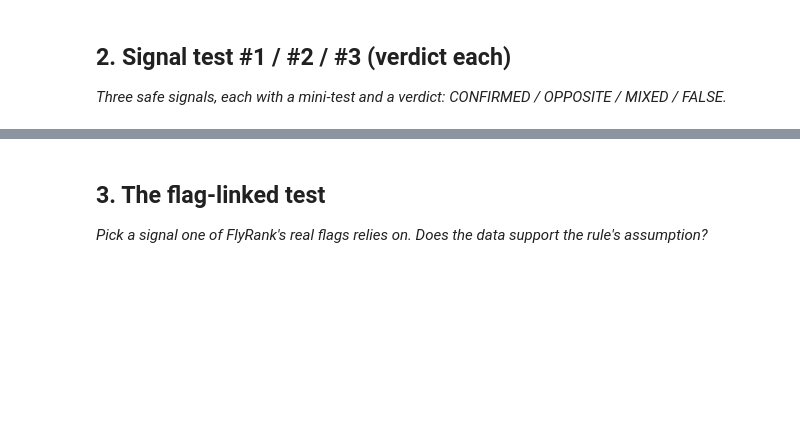
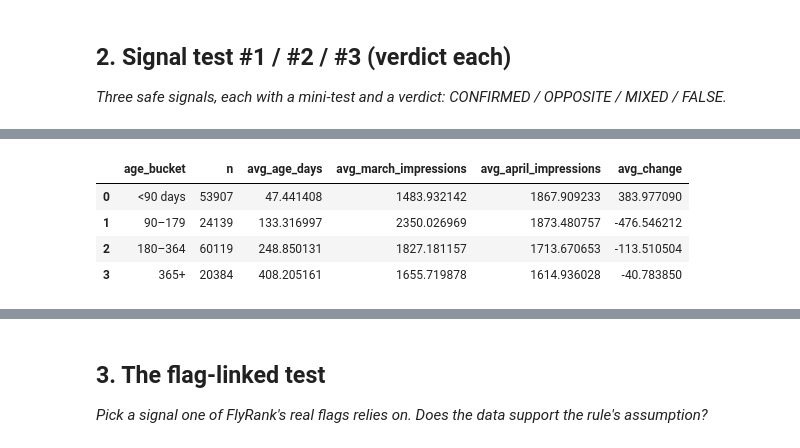
Before and after one commit to lakeshkumarkhatri/flyrank-ml, a Jupyter notebook: work/notebooks/w04_signal_audit.ipynb, the cells around one changed output, grey strips where cells are left out. Cells and saved outputs as stored; diff of their text form; code cells hidden in the pictures; blank space fills up the shorter version.

```diff
--- a/work/notebooks/w04_signal_audit.ipynb
+++ b/work/notebooks/w04_signal_audit.ipynb
@@ -22,0 +142,57 @@ This skeleton is yours to fill. Work the sections **in order** — each one has
+# %%
+# Signal test #2:
+# Does content age relate to future impression movement?
+
+content_age = con.sql("""
+    SELECT
+        client_hash_id,
+        content_hash_id,
+        content_created_date
+    FROM read_parquet(
+        'hf://datasets/FlyRank/internship-warehouse/dim_content.parquet'
+    )
+""").df()
+
+content_age["content_created_date"] = pd.to_datetime(
+    content_age["content_created_date"]
+)
+
+content_age["content_age_days"] = (
+    pd.Timestamp("2026-03-31") -
+    content_age["content_created_date"]
+).dt.days
+
+signal_df_age = signal_df.merge(
+    content_age[
+        ["client_hash_id", "content_hash_id", "content_age_days"]
+    ],
+    on=["client_hash_id", "content_hash_id"],
+    how="inner"
+)
+
+signal_df_age["age_bucket"] = pd.cut(
+    signal_df_age["content_age_days"],
+    bins=[-1, 89, 179, 364, float("inf")],
+    labels=["<90 days", "90–179", "180–364", "365+"]
+)
+
+signal_2 = (
+    signal_df_age
+    .groupby("age_bucket", observed=False)
+    .agg(
+        n=("content_hash_id", "size"),
+        avg_age_days=("content_age_days", "mean"),
+        avg_march_impressions=("march_impressions", "mean"),
+        avg_april_impressions=("april_impressions", "mean"),
+        avg_change=("impression_change", "mean")
+    )
+    .reset_index()
+)
+
+display(signal_2)
+# %% [output]
+|  | age_bucket | n | avg_age_days | avg_march_impressions | avg_april_impressions | avg_change |
+| 0 | <90 days | 53907 | 47.441408 | 1483.932142 | 1867.909233 | 383.977090 |
+| 1 | 90–179 | 24139 | 133.316997 | 2350.026969 | 1873.480757 | -476.546212 |
+| 2 | 180–364 | 60119 | 248.850131 | 1827.181157 | 1713.670653 | -113.510504 |
+| 3 | 365+ | 20384 | 408.205161 | 1655.719878 | 1614.936028 | -40.783850 |
```
Also changed, not shown: parts of 11 cells of this notebook.
